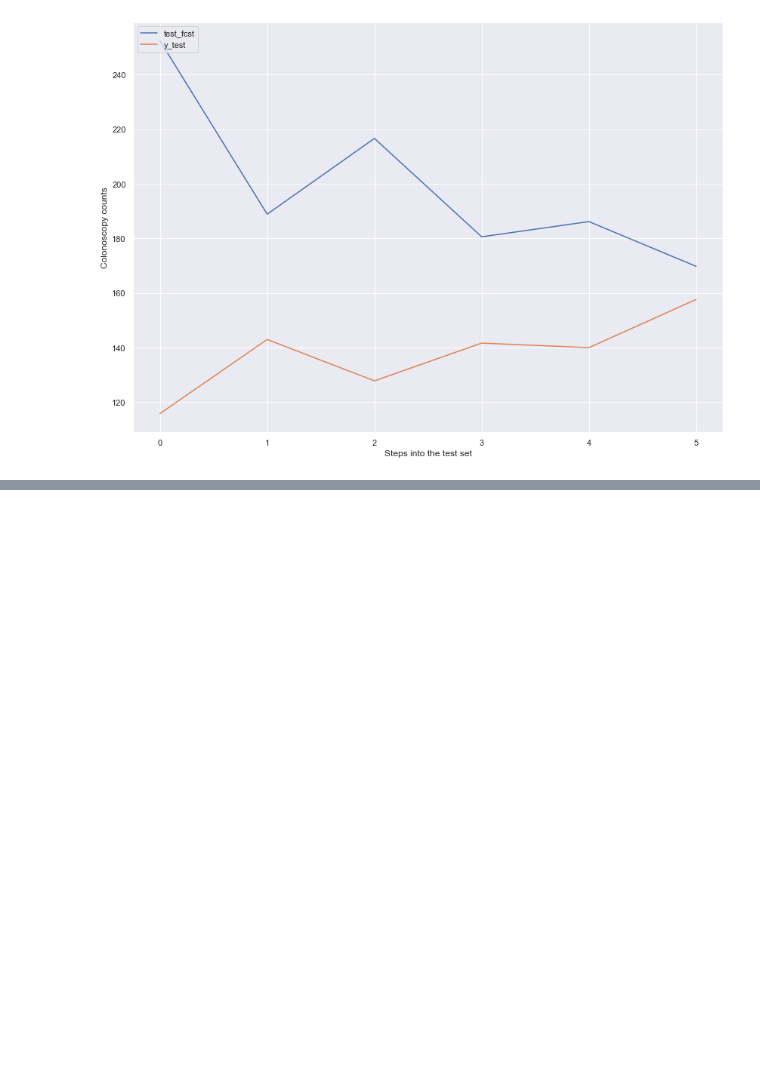
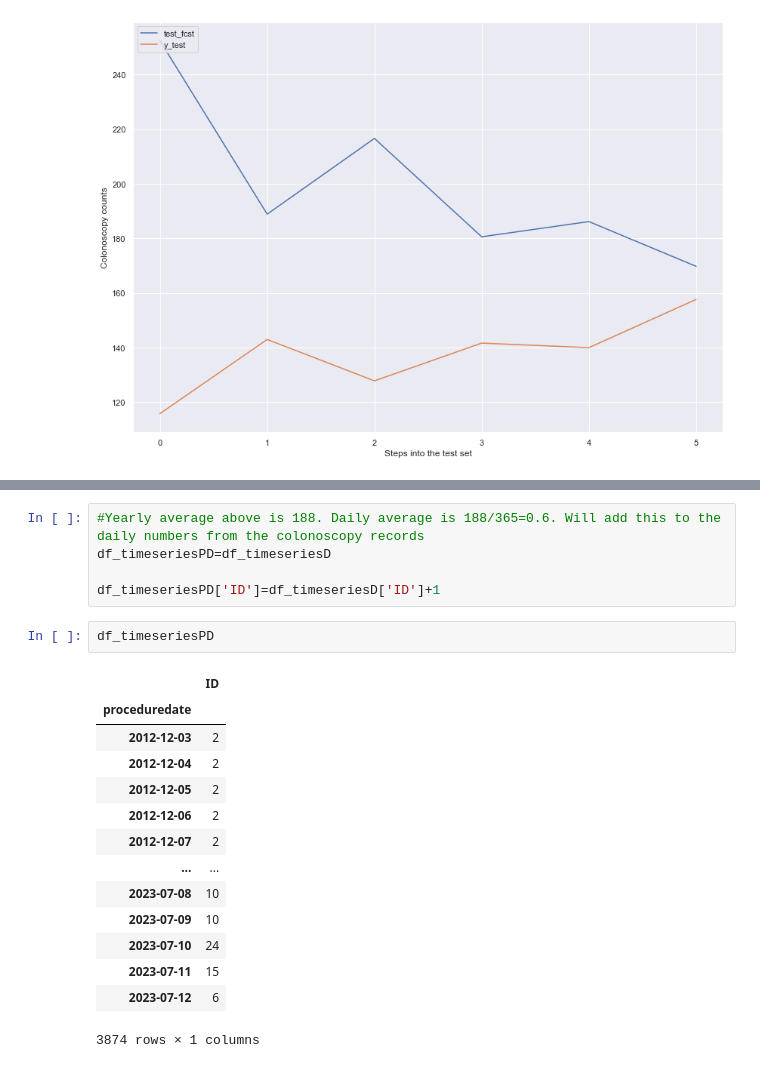
Before and after one commit to raku43/MScDACapstone, a Jupyter notebook: MScDA_Capstone.ipynb, the cells around one changed output, grey strips where cells are left out. Cells and saved outputs as stored; diff of their text form; blank space fills up the shorter version.

Commit message:
created daily dataframe

```diff
--- a/MScDA_Capstone.ipynb
+++ b/MScDA_Capstone.ipynb
@@ -2756,0 +2757,22 @@ Test error (mse): 55.82254201438649
+# %%
+#Yearly average above is 188. Daily average is 188/365=0.6. Will add this to the daily numbers from the colonoscopy records
+df_timeseriesPD=df_timeseriesD
+
+df_timeseriesPD['ID']=df_timeseriesD['ID']+1
+# %%
+df_timeseriesPD
+# %% [output]
+|  | ID |
+| proceduredate |  |
+| 2012-12-03 | 2 |
+| 2012-12-04 | 2 |
+| 2012-12-05 | 2 |
+| 2012-12-06 | 2 |
+| 2012-12-07 | 2 |
+| ... | ... |
+| 2023-07-08 | 10 |
+| 2023-07-09 | 10 |
+| 2023-07-10 | 24 |
+| 2023-07-11 | 15 |
+| 2023-07-12 | 6 |
+3874 rows × 1 columns
```
Also changed, not shown: parts of 162 cells of this notebook.
